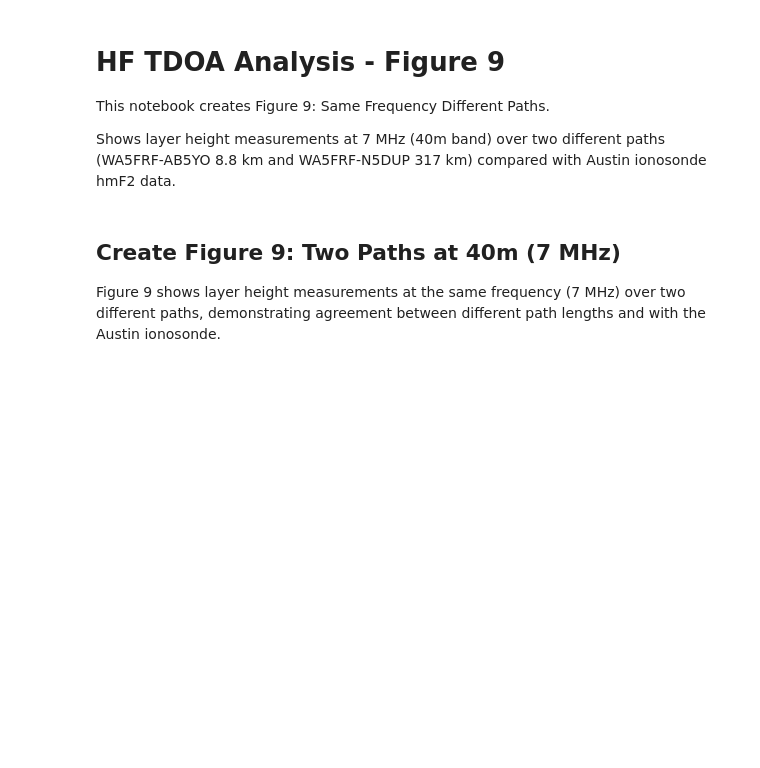
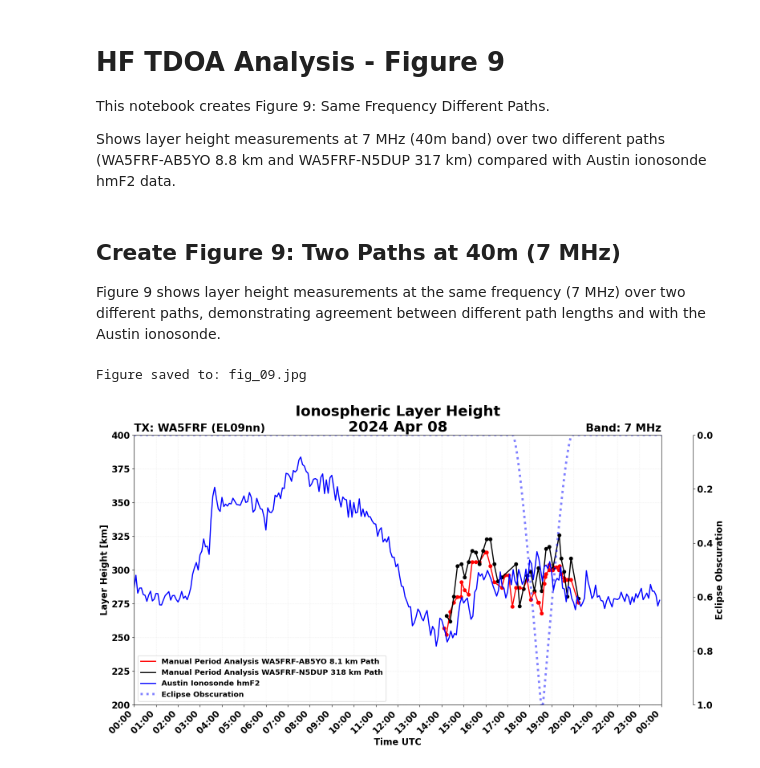
Before and after one commit to HamSCI/HF-TDOA-Frontiers-2025, a Jupyter notebook: fig_09/fig_09.ipynb, the cells around one changed output. Cells and saved outputs as stored; diff of their text form; code cells hidden in the pictures; blank space fills up the shorter version.

```diff
--- a/fig_09/fig_09.ipynb
+++ b/fig_09/fig_09.ipynb
@@ -39,26 +39,20 @@ ylim = (200, 400)
 ab5yo_range = path_info_ab5yo.get_range_km()
 tdoa.overlay_tdoa_csv(
     ax,
-    csv_path='../data/CSVs/2024-04-08_TX_WA5FRF_EL09nn-RX_AB5YO_EL09mn-40m_manual_beatnote_analysis.csv',
-    model_coeffs=(1, 0),  # No transformation needed - data already in km
-    overlay_manual=True,
-    overlay_autocorr=False,
-    manual_label=f'{path_info_ab5yo.tx_call}-{path_info_ab5yo.rx_call} {ab5yo_range:.1f} km Path',
-    manual_color='red',
-    manual_linestyle='solid'
+    csv_path_period='../data/CSVs/2024-04-08_TX_WA5FRF_EL09nn-RX_AB5YO_EL09mn-40m_manual_period_analysis.csv',
+    label_period=f'Manual Period Analysis {path_info_ab5yo.tx_call}-{path_info_ab5yo.rx_call} {ab5yo_range:.1f} km Path',
+    color_period='red',
+    linestyle_period='solid'
 )
 
 # Plot WA5FRF-N5DUP path
 n5dup_range = path_info_n5dup.get_range_km()
 tdoa.overlay_tdoa_csv(
     ax,
-    csv_path='../data/CSVs/2024-04-08_TX_WA5FRF_EL09nn-RX_N5DUP_EM02ch-40m_manual_beatnote_analysis.csv',
-    model_coeffs=(1, 0),  # No transformation needed - data already in km
-    overlay_manual=True,
-    overlay_autocorr=False,
-    manual_label=f'{path_info_n5dup.tx_call}-{path_info_n5dup.rx_call} {n5dup_range:.0f} km Path',
-    manual_color='black',
-    manual_linestyle='solid'
+    csv_path_period='../data/CSVs/2024-04-08_TX_WA5FRF_EL09nn-RX_N5DUP_EM02ch-40m_manual_period_analysis.csv',
+    label_period=f'Manual Period Analysis {path_info_n5dup.tx_call}-{path_info_n5dup.rx_call} {n5dup_range:.0f} km Path',
+    color_period='black',
+    linestyle_period='solid'
 )
 
 # Plot Austin ionosonde hmF2
@@ -79,39 +73,48 @@ solar_ts = solarContext.solarTimeseries(
     lat=solar_lat,
     lon=solar_lon
 )
-# solar_ts.overlaySolarElevation(ax)
-solar_ts.overlayEclipse(ax)
+# Collect lines for legend
+eclipse_line = solar_ts.overlayEclipse(ax)
 
 # Format x-axis with datetime formatting
 from matplotlib import dates as mdates
 myFmt = mdates.DateFormatter('%H:%M')
 ax.xaxis.set_major_formatter(myFmt)
 ax.xaxis.set_major_locator(mdates.MinuteLocator(interval=60))  # Hourly ticks for full day
 
 ax.set_xlim(xlim)
 ax.set_ylim(ylim)
 ax.set_ylabel('Layer Height [km]')
 ax.set_xlabel('Time UTC')
 ax.grid(True, alpha=0.3)
-ax.legend(loc='upper left', fontsize='small')
+
+# Create legend with all elements including eclipse
+handles, labels = ax.get_legend_handles_labels()
+if eclipse_line is not None:
+    handles.append(eclipse_line)
+    labels.append(eclipse_line.get_label())
+ax.legend(handles=handles, labels=labels, loc='lower left', fontsize='small')
 
 # Add custom title for multiple paths
 # Center title with date and frequency info
 ax.set_title('Ionospheric Layer Height\n2024 Apr 08', loc='center', fontsize=26)
 # Left title with transmitter info from PathInfo
 ax.set_title(f'TX: {path_info_ab5yo.tx_call} ({path_info_ab5yo.tx_grid})', loc='left')
 # Right title with frequency from PathInfo
 ax.set_title(f'Band: {path_info_ab5yo.band_str}', loc='right')
 
 # Rotate x-axis labels
 for tick_label in ax.get_xticklabels():
     tick_label.set_rotation(45)
     tick_label.set_horizontalalignment('right')
 
 plt.tight_layout()
 
 # Save figure
 plt.savefig('fig_09.jpg', dpi=300, bbox_inches='tight', format='jpeg', pil_kwargs={'quality': 95})
 print("Figure saved to: fig_09.jpg")
 
 plt.show()
+# %% [output]
+Figure saved to: fig_09.jpg
+[figure, added]
```
Also changed, not shown: 17 other files.
